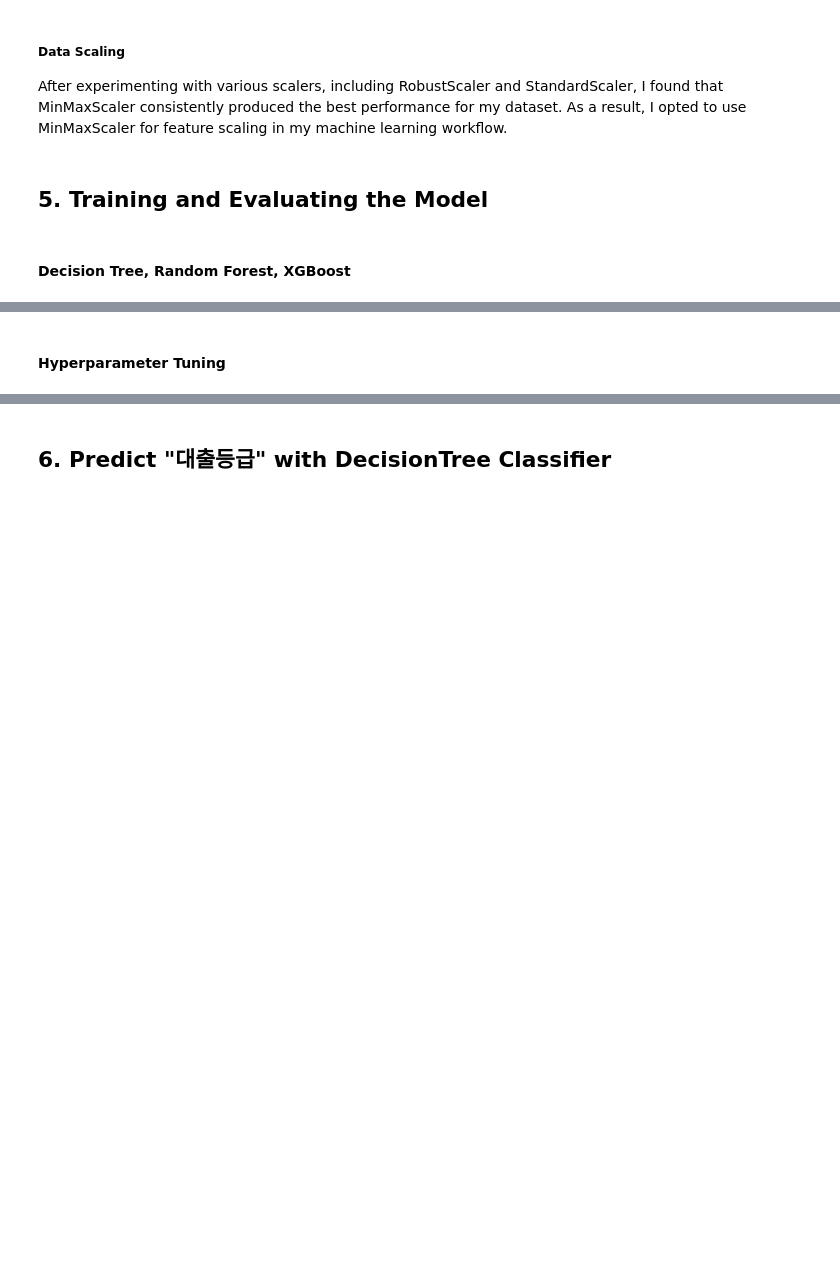
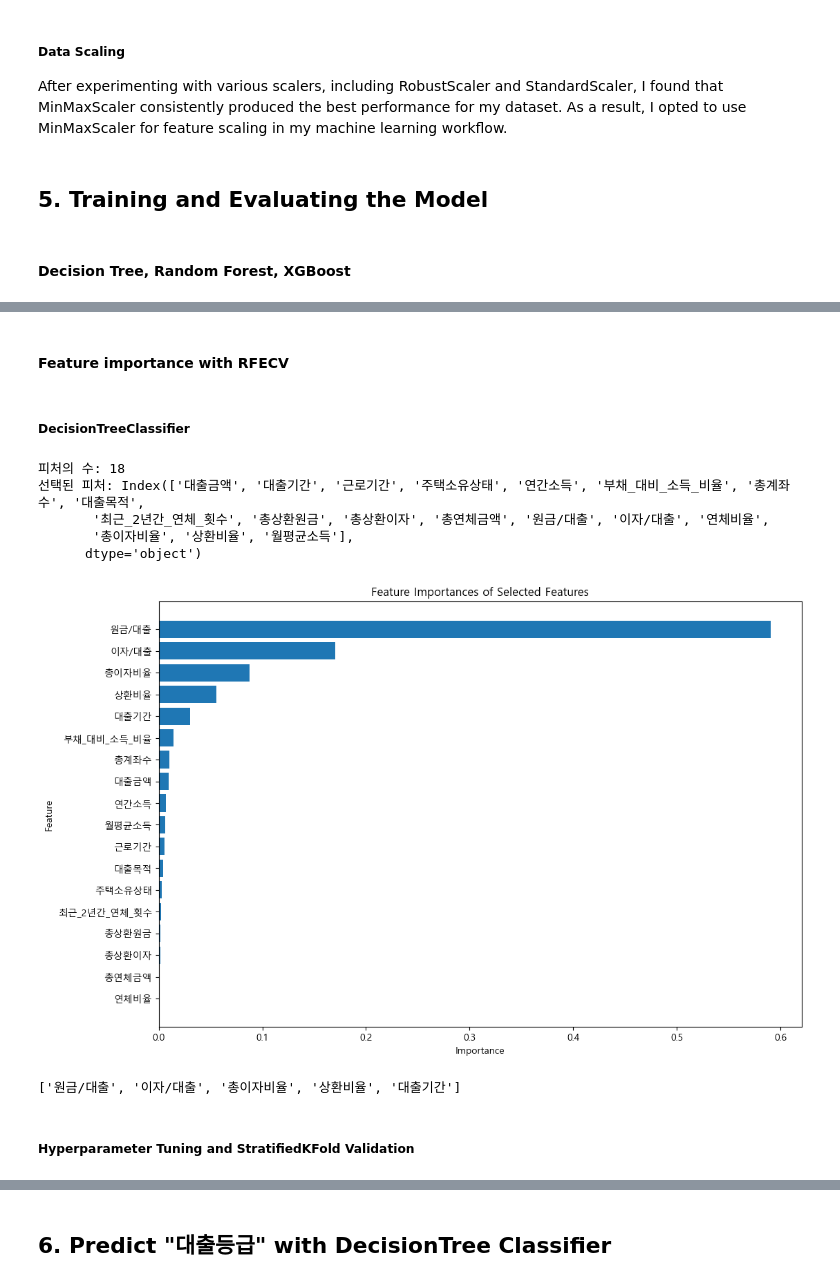
Before and after one commit to Junyoung0426/Project_Predict_Loan_Rank, a Jupyter notebook: Predict_Loan_Rank.ipynb, the cells around one changed output, grey strips where cells are left out. Drawn from its saved outputs; the diff is of its cells as text; code cells hidden in the pictures; blank space fills up the shorter version.

```diff
--- a/Predict_Loan_Rank.ipynb
+++ b/Predict_Loan_Rank.ipynb
@@ -749,2 +732,51 @@ XGBoost Validation F1 Score: 0.9121719036662984
+# %% [markdown]
+#### Feature importance with RFECV
+# %% [markdown]
+##### DecisionTreeClassifier
+# %%
+tree_model_before_tuning = DecisionTreeClassifier(random_state=42)
+
+selector = RFECV(
+    estimator=tree_model_before_tuning,
+    step=1,
+    cv=5,
+    scoring="f1_macro",
+    min_features_to_select=10,
+)
+
+selector = selector.fit(X_train, y_train)
+
+# 선택된 피처 수 및 피처 이름 출력
+selected_feature_names = X_train.columns[selector.support_]
+print("피처의 수:", selector.n_features_)
+print("선택된 피처:", selected_feature_names)
+# 피처 중요도 가져오기
+feature_importances = selector.estimator_.feature_importances_
+
+sorted_idx = np.argsort(feature_importances)[::-1]
+sorted_names = selected_feature_names[sorted_idx].tolist()
+
+# 피처 중요도 시각화
+plt.figure(figsize=(12, 8))
+plt.barh(range(selector.n_features_),
+         feature_importances[sorted_idx], align="center")
+plt.yticks(range(selector.n_features_), sorted_names)
+plt.xlabel("Importance")
+plt.ylabel("Feature")
+plt.title("Feature Importances of Selected Features")
+plt.gca().invert_yaxis()
+plt.show()
+# %% [output]
+피처의 수: 18
+선택된 피처: Index(['대출금액', '대출기간', '근로기간', '주택소유상태', '연간소득', '부채_대비_소득_비율', '총계좌수', '대출목적',
+       '최근_2년간_연체_횟수', '총상환원금', '총상환이자', '총연체금액', '원금/대출', '이자/대출', '연체비율',
+       '총이자비율', '상환비율', '월평균소득'],
+      dtype='object')
+[figure, added]
+# %%
+top_features = sorted_names[:5]
+top_features
+# %% [output]
+['원금/대출', '이자/대출', '총이자비율', '상환비율', '대출기간']
 # %% [markdown]
-#### Hyperparameter Tuning
+##### Hyperparameter Tuning and StratifiedKFold Validation
```
Also changed, not shown: parts of 43 cells of this notebook, 1 other file.
